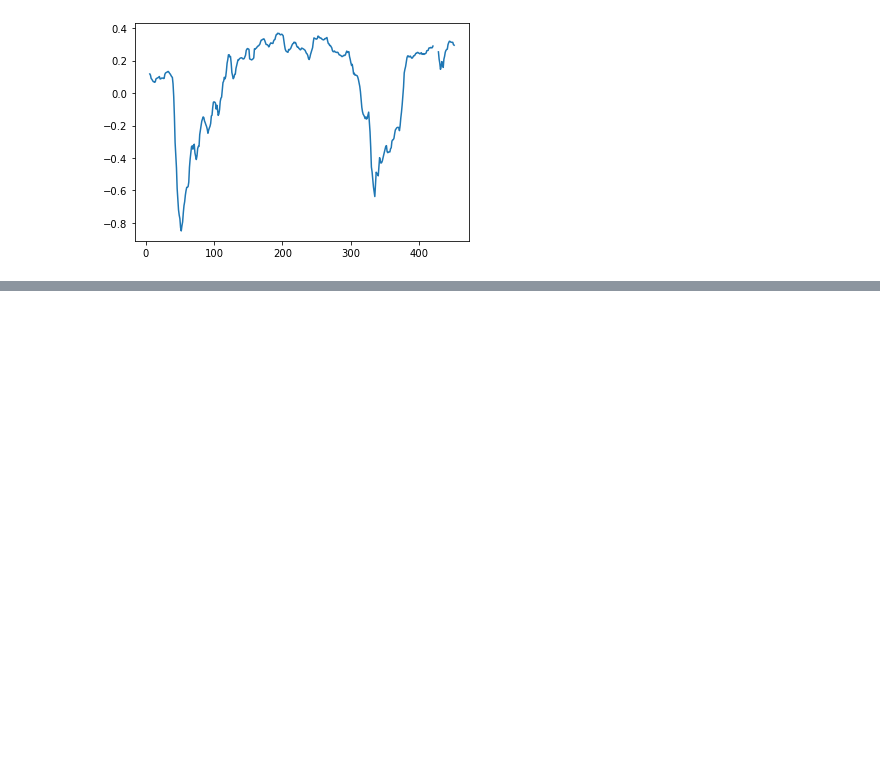
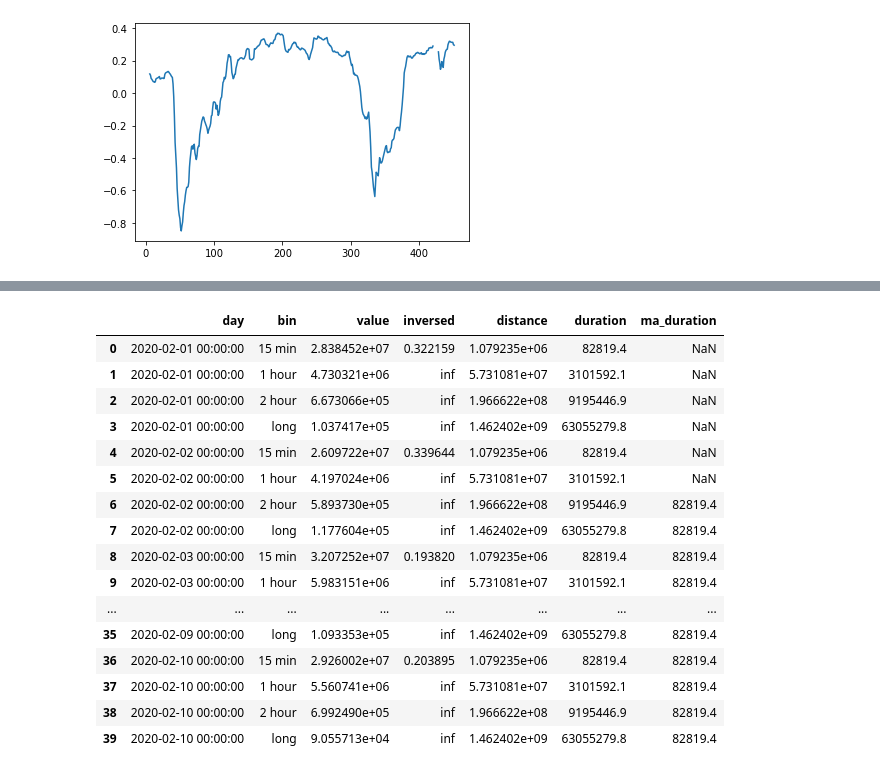
Before and after one commit to DanielAndreasen/covid-datathon21-mobility, a Jupyter notebook: notebooks/data_import-2.ipynb, the cells around one changed output, grey strips where cells are left out. Saved outputs shown, nothing was run; the diff lists cells and outputs as text; code cells hidden in the pictures; blank space fills up the shorter version.

```diff
--- a/notebooks/data_import-2.ipynb
+++ b/notebooks/data_import-2.ipynb
@@ -222,0 +416,2 @@ diff.plot()
+# %%
+group = group.reset_index()
@@ -222,0 +458,20 @@ diff.plot()
+# %%
+group.groupby("bin").head(10)
+# %% [output]
+|  | day | bin | value | inversed | distance | duration | ma_duration |
+| 0 | 2020-02-01 00:00:00 | 15 min | 2.838452e+07 | 0.322159 | 1.079235e+06 | 82819.4 | NaN |
+| 1 | 2020-02-01 00:00:00 | 1 hour | 4.730321e+06 | inf | 5.731081e+07 | 3101592.1 | NaN |
+| 2 | 2020-02-01 00:00:00 | 2 hour | 6.673066e+05 | inf | 1.966622e+08 | 9195446.9 | NaN |
+| 3 | 2020-02-01 00:00:00 | long | 1.037417e+05 | inf | 1.462402e+09 | 63055279.8 | NaN |
+| 4 | 2020-02-02 00:00:00 | 15 min | 2.609722e+07 | 0.339644 | 1.079235e+06 | 82819.4 | NaN |
+| 5 | 2020-02-02 00:00:00 | 1 hour | 4.197024e+06 | inf | 5.731081e+07 | 3101592.1 | NaN |
+| 6 | 2020-02-02 00:00:00 | 2 hour | 5.893730e+05 | inf | 1.966622e+08 | 9195446.9 | 82819.4 |
+| 7 | 2020-02-02 00:00:00 | long | 1.177604e+05 | inf | 1.462402e+09 | 63055279.8 | 82819.4 |
+| 8 | 2020-02-03 00:00:00 | 15 min | 3.207252e+07 | 0.193820 | 1.079235e+06 | 82819.4 | 82819.4 |
+| 9 | 2020-02-03 00:00:00 | 1 hour | 5.983151e+06 | inf | 5.731081e+07 | 3101592.1 | 82819.4 |
+| ... | ... | ... | ... | ... | ... | ... | ... |
+| 35 | 2020-02-09 00:00:00 | long | 1.093353e+05 | inf | 1.462402e+09 | 63055279.8 | 82819.4 |
+| 36 | 2020-02-10 00:00:00 | 15 min | 2.926002e+07 | 0.203895 | 1.079235e+06 | 82819.4 | 82819.4 |
+| 37 | 2020-02-10 00:00:00 | 1 hour | 5.560741e+06 | inf | 5.731081e+07 | 3101592.1 | 82819.4 |
+| 38 | 2020-02-10 00:00:00 | 2 hour | 6.992490e+05 | inf | 1.966622e+08 | 9195446.9 | 82819.4 |
+| 39 | 2020-02-10 00:00:00 | long | 9.055713e+04 | inf | 1.462402e+09 | 63055279.8 | 82819.4 |
```
Also changed, not shown: parts of 28 cells of this notebook.
